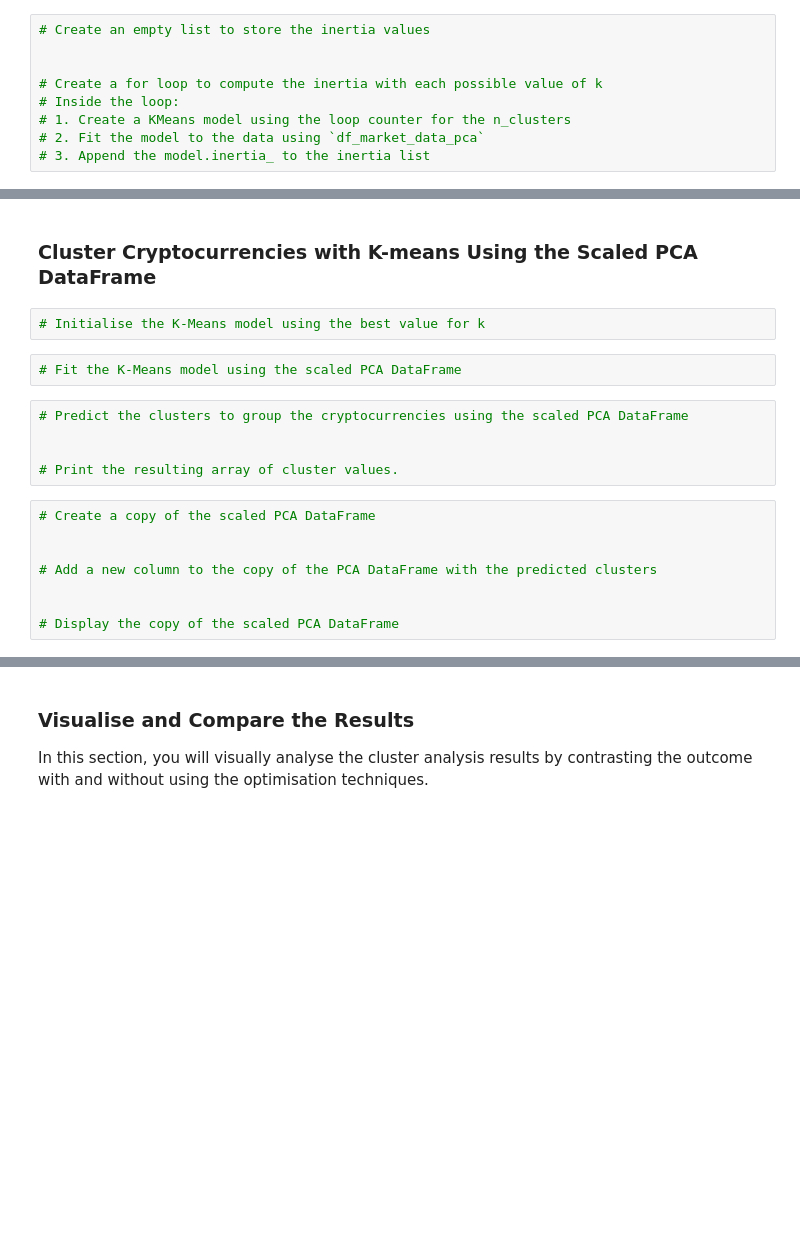
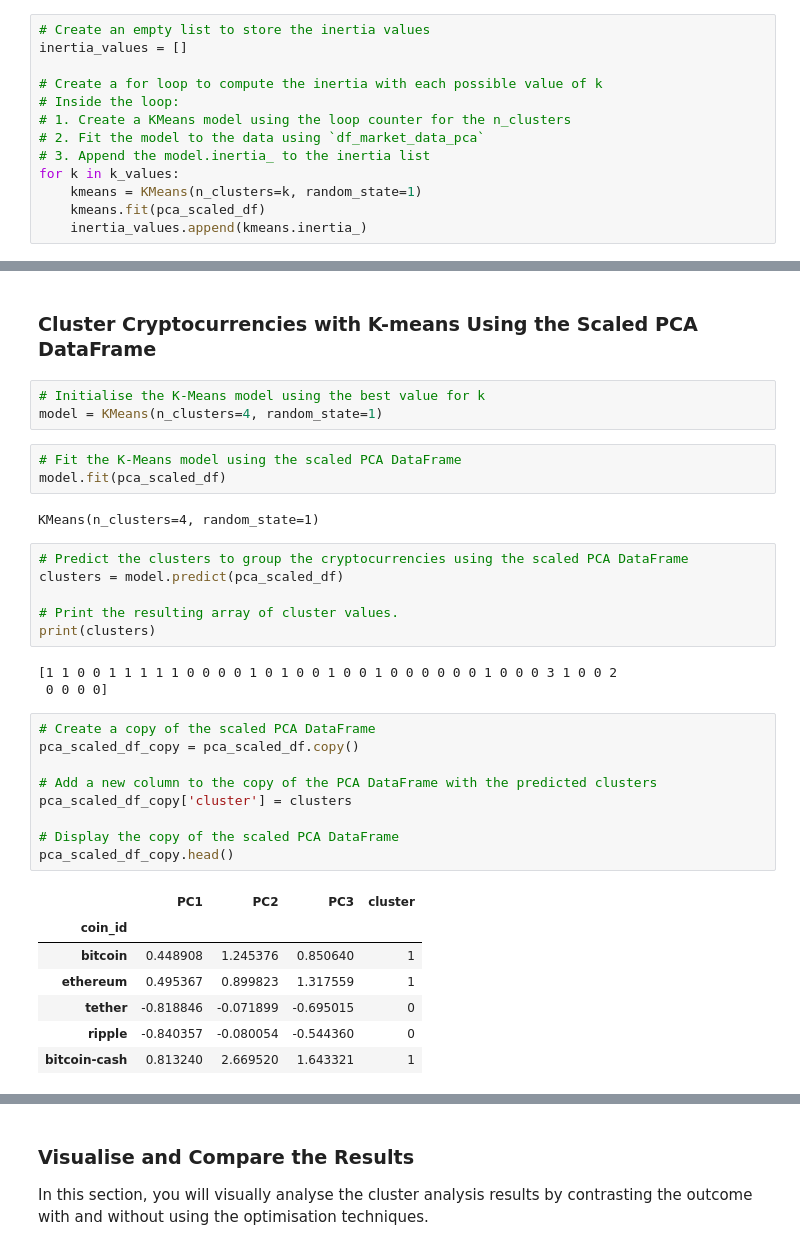
Before and after one commit to yslavcom-code/CryptoClustering, a Jupyter notebook: Crypto_Clustering.ipynb, the cells around one changed output, grey strips where cells are left out. Drawn from its saved outputs; the diff is of its cells as text; blank space fills up the shorter version.

```diff
--- a/Crypto_Clustering.ipynb
+++ b/Crypto_Clustering.ipynb
@@ -282,11 +285,15 @@ bitcoin-cash  0.813240  2.669520  1.643321
 # %%
 # Create an empty list to store the inertia values
-
+inertia_values = []
 
 # Create a for loop to compute the inertia with each possible value of k
 # Inside the loop:
 # 1. Create a KMeans model using the loop counter for the n_clusters
 # 2. Fit the model to the data using `df_market_data_pca`
 # 3. Append the model.inertia_ to the inertia list
+for k in k_values:
+    kmeans = KMeans(n_clusters=k, random_state=1)
+    kmeans.fit(pca_scaled_df)
+    inertia_values.append(kmeans.inertia_)
 # %%
 # Create a dictionary with the data to plot the Elbow curve
@@ -310,21 +335,38 @@ bitcoin-cash  0.813240  2.669520  1.643321
 ### Cluster Cryptocurrencies with K-means Using the Scaled PCA DataFrame
 # %%
 # Initialise the K-Means model using the best value for k
+model = KMeans(n_clusters=4, random_state=1)
 # %%
 # Fit the K-Means model using the scaled PCA DataFrame
+model.fit(pca_scaled_df)
+# %% [output]
+KMeans(n_clusters=4, random_state=1)
 # %%
 # Predict the clusters to group the cryptocurrencies using the scaled PCA DataFrame
-
+clusters = model.predict(pca_scaled_df)
 
 # Print the resulting array of cluster values.
+print(clusters)
+# %% [output]
+[1 1 0 0 1 1 1 1 1 0 0 0 0 1 0 1 0 0 1 0 0 1 0 0 0 0 0 0 1 0 0 0 3 1 0 0 2
+ 0 0 0 0]
 # %%
 # Create a copy of the scaled PCA DataFrame
-
+pca_scaled_df_copy = pca_scaled_df.copy()
 
 # Add a new column to the copy of the PCA DataFrame with the predicted clusters
-
+pca_scaled_df_copy['cluster'] = clusters
 
 # Display the copy of the scaled PCA DataFrame
+pca_scaled_df_copy.head()
+# %% [output]
+|  | PC1 | PC2 | PC3 | cluster |
+| coin_id |  |  |  |  |
+| bitcoin | 0.448908 | 1.245376 | 0.850640 | 1 |
+| ethereum | 0.495367 | 0.899823 | 1.317559 | 1 |
+| tether | -0.818846 | -0.071899 | -0.695015 | 0 |
+| ripple | -0.840357 | -0.080054 | -0.544360 | 0 |
+| bitcoin-cash | 0.813240 | 2.669520 | 1.643321 | 1 |
 # %%
 # Create a scatter plot using hvPlot by setting
 # `x="PC1"` and `y="PC2"`.
```
Also changed, not shown: parts of 5 cells of this notebook.
